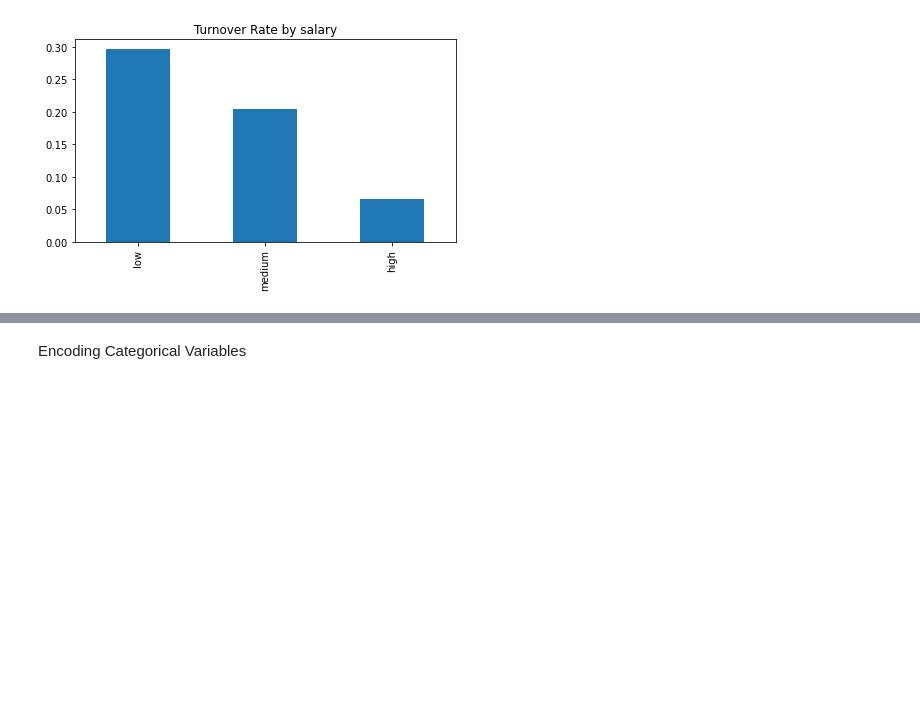
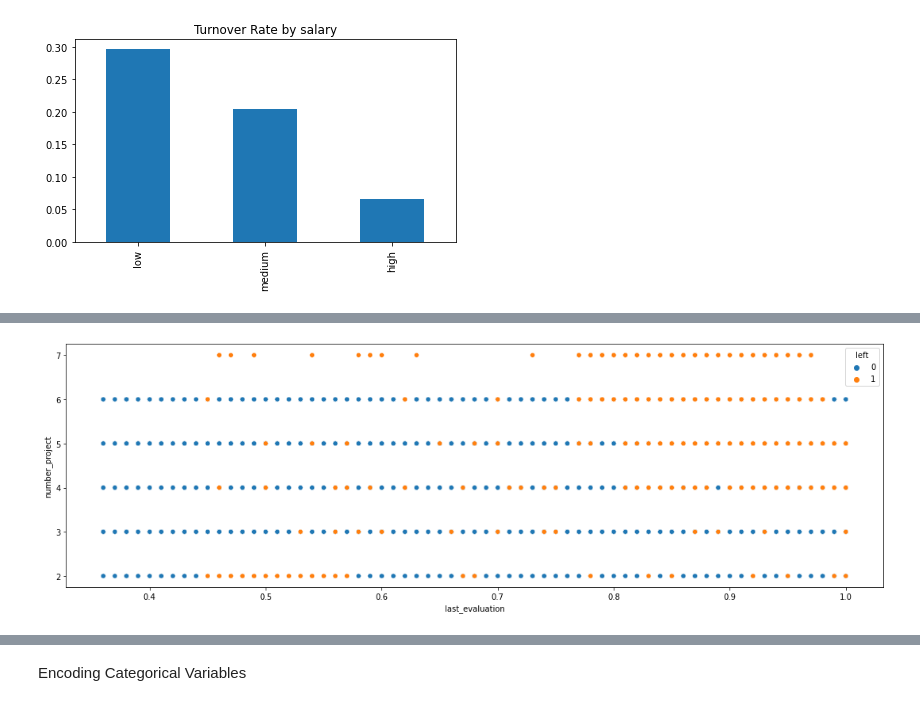
Before and after one commit to susanliubc/HR-Turnover-Analysis, a Jupyter notebook: Turnover.ipynb, the cells around one changed output, grey strips where cells are left out. Saved outputs shown, nothing was run; the diff lists cells and outputs as text; code cells hidden in the pictures; blank space fills up the shorter version.

```diff
--- a/Turnover.ipynb
+++ b/Turnover.ipynb
@@ -209,0 +258,7 @@ left has moderate negative correlation with satisfaction_level -0.39
+# %%
+# Scatter plot with left values
+plt.figure(figsize=(15,5))
+sns.scatterplot(x='last_evaluation',y='number_project',hue='left',data=hr)
+plt.tight_layout()
+# %% [output]
+[figure, added]
```
Also changed, not shown: parts of 46 cells of this notebook.
